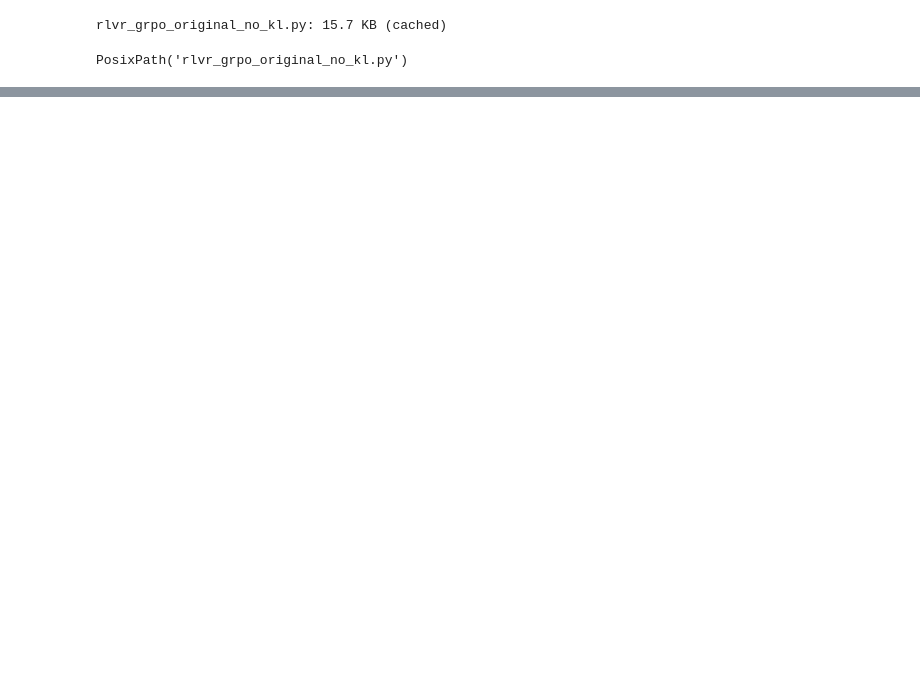
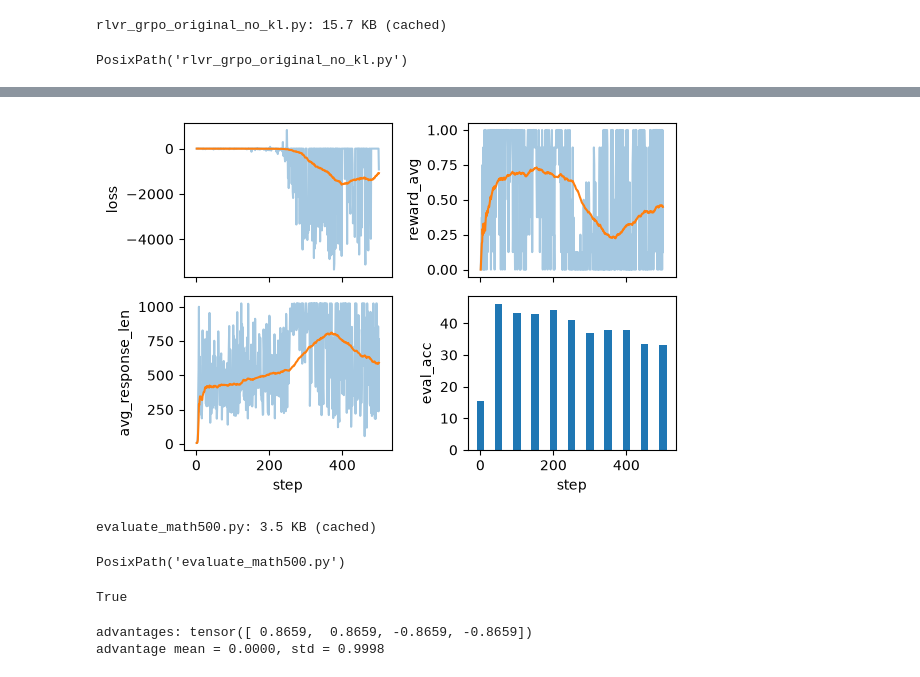
Before and after one commit to nuss171201/reasoning-model-, a Jupyter notebook: 06_Improving_GRPO_for_RL.ipynb, the cells around one changed output, grey strips where cells are left out. Cells and saved outputs as stored; diff of their text form; code cells hidden in the pictures; blank space fills up the shorter version.

```diff
--- a/06_Improving_GRPO_for_RL.ipynb
+++ b/06_Improving_GRPO_for_RL.ipynb
@@ -46,0 +110,20 @@ ch06_rlvr_grpo_original_no_kl_metrics.csv: 25.1 KB
+# %%
+plot_grpo_metrics(
+    'ch06_rlvr_grpo_original_no_kl_metrics.csv',
+    columns = ['loss', 'reward_avg', 'avg_response_len', 'eval_acc']
+)
+# %% [output]
+[figure, added]
+# %%
+download_from_github(
+"ch03/02_math500-verifier-scripts/evaluate_math500.py"
+)
+# %% [output]
+evaluate_math500.py: 3.5 KB (cached)
+PosixPath('evaluate_math500.py')
+# %%
+from pathlib import Path
+
+Path("qwen3-0.6B-rlvr-grpo-step00050.pth").exists()
+# %% [output]
+True
@@ -46,0 +145,8 @@ ch06_rlvr_grpo_original_no_kl_metrics.csv: 25.1 KB
+# %%
+adv, adv_avg, adv_std = compute_advantage_stats([1., 1., 0., 0.])
+
+print(f'advantages: {adv}')
+print(f'advantage mean = {adv_avg:.4f}, std = {adv_std:.4f}')
+# %% [output]
+advantages: tensor([ 0.8659,  0.8659, -0.8659, -0.8659])
+advantage mean = 0.0000, std = 0.9998
```
Also changed, not shown: parts of 35 cells of this notebook, 5 other files.
